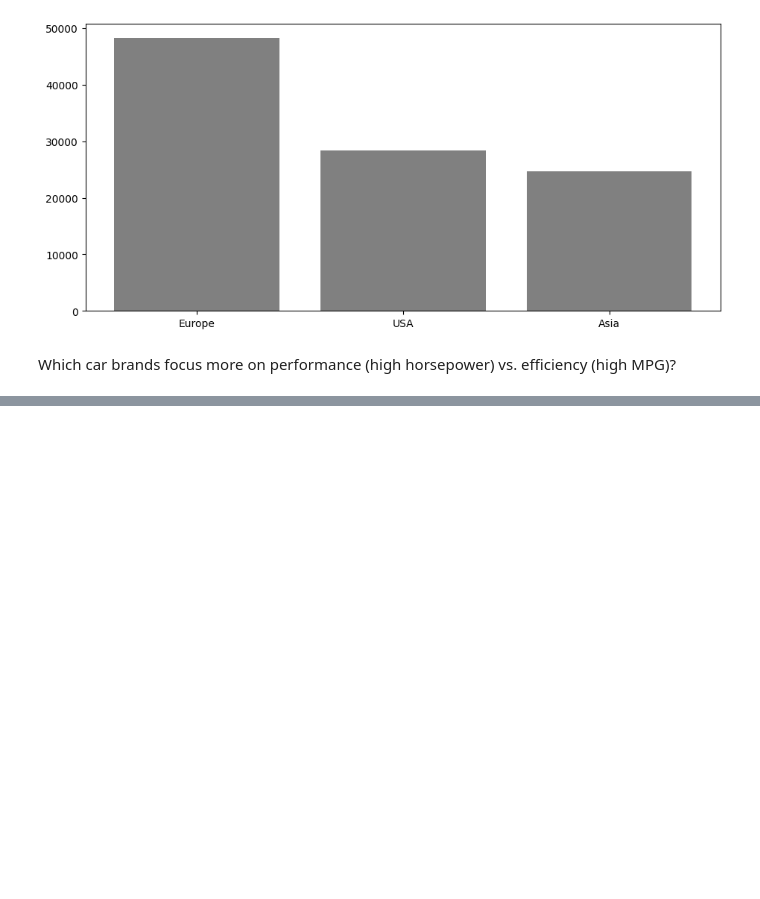
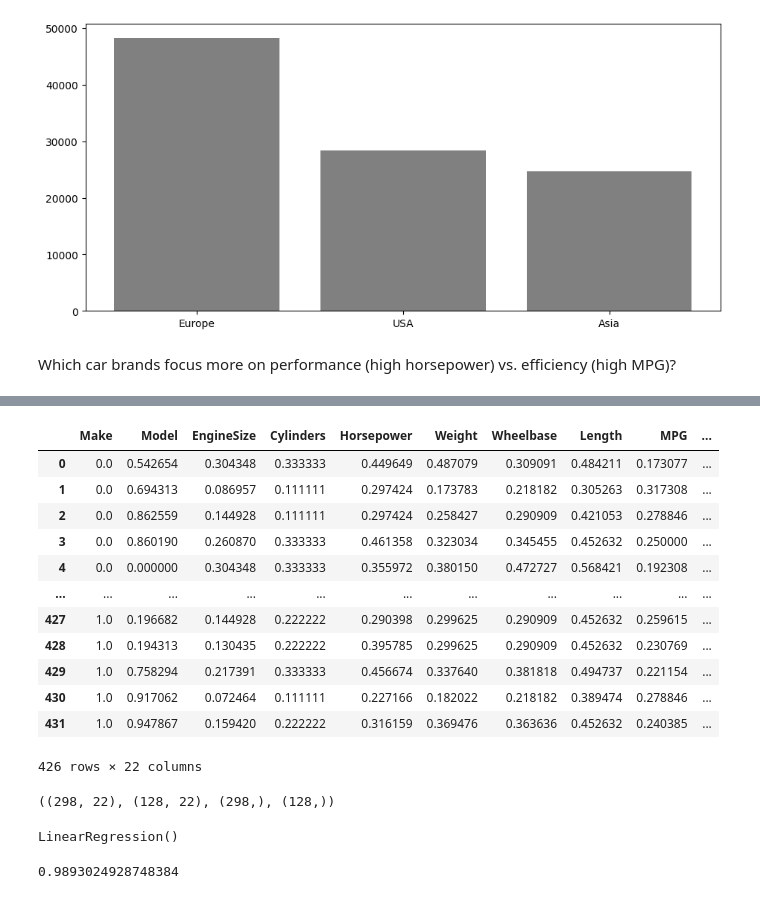
Before and after one commit to trailokya-world/Car-Data-Analysis, a Jupyter notebook: car_data_analysis/car_data_analysis.ipynb, the cells around one changed output, grey strips where cells are left out. Drawn from its saved outputs; the diff is of its cells as text; code cells hidden in the pictures; blank space fills up the shorter version.

Commit message:
ML model Created

```diff
--- a/car_data_analysis/car_data_analysis.ipynb
+++ b/car_data_analysis/car_data_analysis.ipynb
@@ -469,0 +502,12 @@ Which car brands focus more on performance (high horsepower) vs. efficiency (hig
+# %%
+from sklearn.preprocessing import LabelEncoder
+encoder=LabelEncoder()
+# %%
+for i in categorical_columns:
+    x[i]=encoder.fit_transform(x[i])
+# %%
+columns_scale = x.drop(columns=['Type', 'Origin', 'DriveTrain']).columns
+
+x[columns_scale] = scaler.fit_transform(x[columns_scale])
+# %%
+x= pd.get_dummies(x,['Type', 'Origin', 'DriveTrain'],drop_first=True)
@@ -469,0 +517,24 @@ Which car brands focus more on performance (high horsepower) vs. efficiency (hig
+# %%
+x
+# %% [output]
+|  | Make | Model | EngineSize | Cylinders | Horsepower | Weight | Wheelbase | Length | MPG | ... |
+| 0 | 0.0 | 0.542654 | 0.304348 | 0.333333 | 0.449649 | 0.487079 | 0.309091 | 0.484211 | 0.173077 | ... |
+| 1 | 0.0 | 0.694313 | 0.086957 | 0.111111 | 0.297424 | 0.173783 | 0.218182 | 0.305263 | 0.317308 | ... |
+| 2 | 0.0 | 0.862559 | 0.144928 | 0.111111 | 0.297424 | 0.258427 | 0.290909 | 0.421053 | 0.278846 | ... |
+| 3 | 0.0 | 0.860190 | 0.260870 | 0.333333 | 0.461358 | 0.323034 | 0.345455 | 0.452632 | 0.250000 | ... |
+| 4 | 0.0 | 0.000000 | 0.304348 | 0.333333 | 0.355972 | 0.380150 | 0.472727 | 0.568421 | 0.192308 | ... |
+| ... | ... | ... | ... | ... | ... | ... | ... | ... | ... | ... |
+| 427 | 1.0 | 0.196682 | 0.144928 | 0.222222 | 0.290398 | 0.299625 | 0.290909 | 0.452632 | 0.259615 | ... |
+| 428 | 1.0 | 0.194313 | 0.130435 | 0.222222 | 0.395785 | 0.299625 | 0.290909 | 0.452632 | 0.230769 | ... |
+| 429 | 1.0 | 0.758294 | 0.217391 | 0.333333 | 0.456674 | 0.337640 | 0.381818 | 0.494737 | 0.221154 | ... |
+| 430 | 1.0 | 0.917062 | 0.072464 | 0.111111 | 0.227166 | 0.182022 | 0.218182 | 0.389474 | 0.278846 | ... |
+| 431 | 1.0 | 0.947867 | 0.159420 | 0.222222 | 0.316159 | 0.369476 | 0.363636 | 0.452632 | 0.240385 | ... |
+426 rows × 22 columns
+# %%
+from sklearn.model_selection import train_test_split
+
+x_train,x_test,y_train,y_test = train_test_split(x,y,test_size=0.3,random_state=42)
+
+x_train.shape,x_test.shape,y_train.shape,y_test.shape
+# %% [output]
+((298, 22), (128, 22), (298,), (128,))
@@ -469,0 +545,8 @@ Which car brands focus more on performance (high horsepower) vs. efficiency (hig
+# %%
+LR.fit(x_train,y_train)
+# %% [output]
+LinearRegression()
+# %%
+LR.score(x_test,y_test)
+# %% [output]
+0.9893024928748384
```
Also changed, not shown: parts of 14 cells of this notebook.
